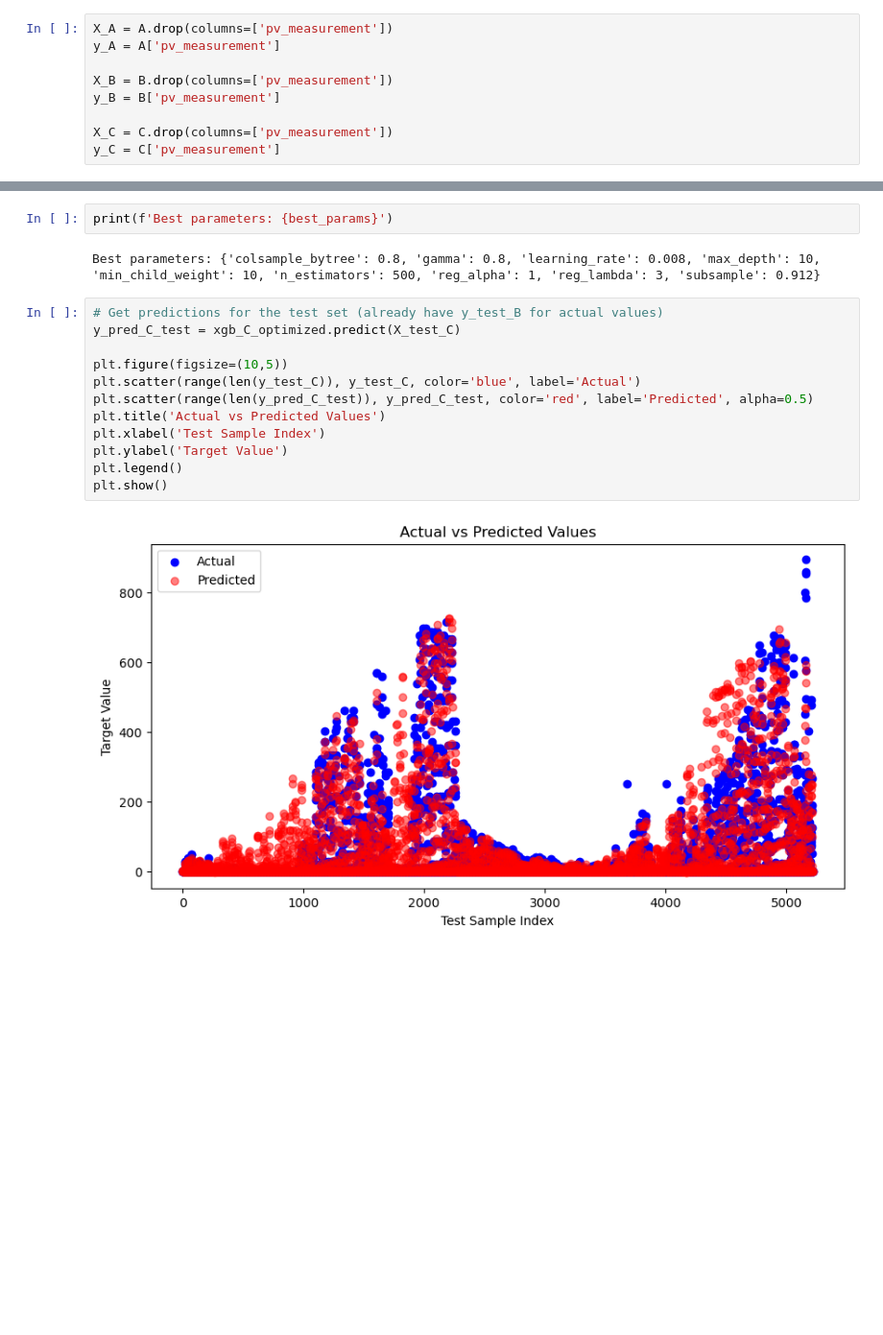
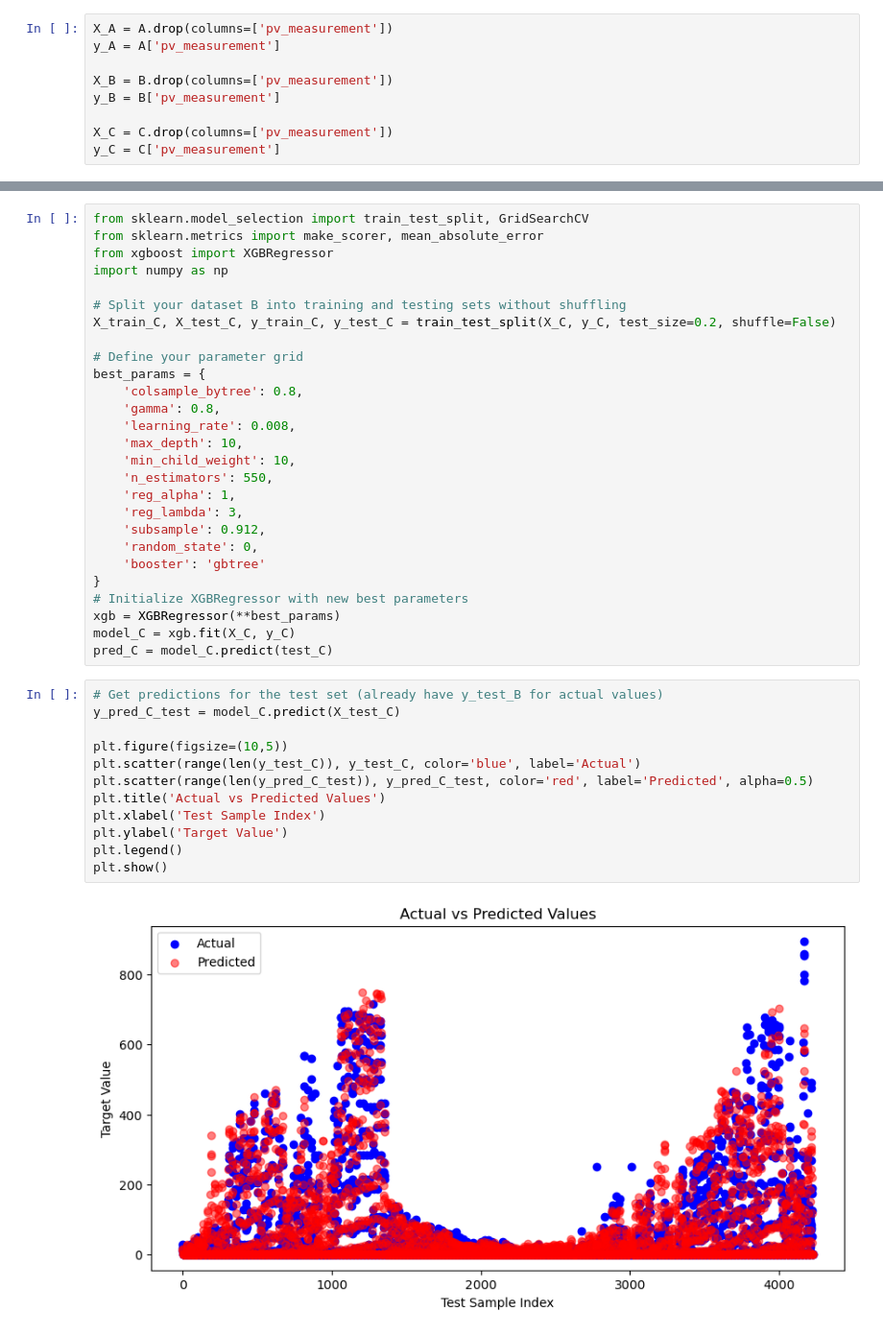
Before and after one commit to TDT4173-MPC/TDT4173-MPC, a Jupyter notebook: Petter/models/XGBoost.ipynb, the cells around one changed output, grey strips where cells are left out. Shown: that part at 96% size. Drawn from its saved outputs; the diff is of its cells as text; blank space fills up the shorter version.

```diff
--- a/Petter/models/XGBoost.ipynb
+++ b/Petter/models/XGBoost.ipynb
@@ -629,19 +260,42 @@ Test MAE for optimized model: 23.0000357041491
-# %%
-print(f'Best parameters: {best_params}')
-# %% [output]
-Best parameters: {'colsample_bytree': 0.8, 'gamma': 0.8, 'learning_rate': 0.008, 'max_depth': 10, 'min_child_weight': 10, 'n_estimators': 500, 'reg_alpha': 1, 'reg_lambda': 3, 'subsample': 0.912}
+# %%
+from sklearn.model_selection import train_test_split, GridSearchCV
+from sklearn.metrics import make_scorer, mean_absolute_error
+from xgboost import XGBRegressor
+import numpy as np
+
+# Split your dataset B into training and testing sets without shuffling
+X_train_C, X_test_C, y_train_C, y_test_C = train_test_split(X_C, y_C, test_size=0.2, shuffle=False)
+
+# Define your parameter grid
+best_params = {
+    'colsample_bytree': 0.8,
+    'gamma': 0.8,
+    'learning_rate': 0.008,
+    'max_depth': 10,
+    'min_child_weight': 10,
+    'n_estimators': 550,
+    'reg_alpha': 1,
+    'reg_lambda': 3,
+    'subsample': 0.912,
+    'random_state': 0,
+    'booster': 'gbtree'
+}
+# Initialize XGBRegressor with new best parameters
+xgb = XGBRegressor(**best_params)
+model_C = xgb.fit(X_C, y_C)
+pred_C = model_C.predict(test_C)
 # %%
 # Get predictions for the test set (already have y_test_B for actual values)
-y_pred_C_test = xgb_C_optimized.predict(X_test_C)
+y_pred_C_test = model_C.predict(X_test_C)
 
 plt.figure(figsize=(10,5))
 plt.scatter(range(len(y_test_C)), y_test_C, color='blue', label='Actual')
 plt.scatter(range(len(y_pred_C_test)), y_pred_C_test, color='red', label='Predicted', alpha=0.5)
 plt.title('Actual vs Predicted Values')
 plt.xlabel('Test Sample Index')
 plt.ylabel('Target Value')
 plt.legend()
 plt.show()
 # %% [output]
-[figure, old version]
+[figure, new version]
 # %%
```
Also changed, not shown: parts of 16 cells of this notebook, 10 other files.
